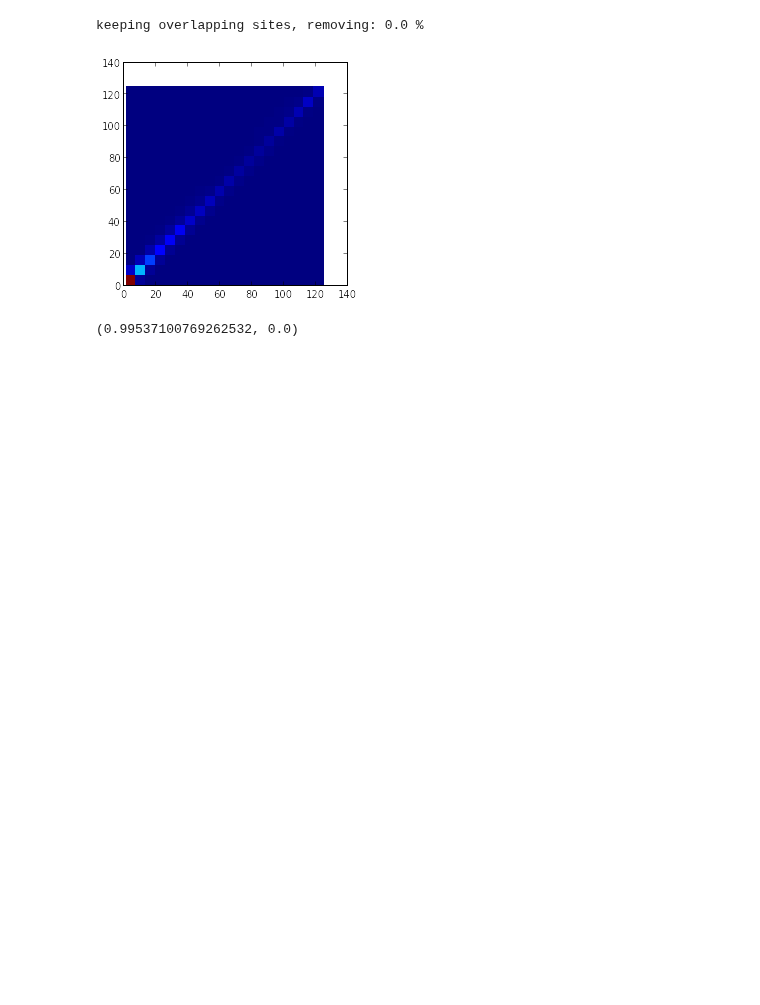
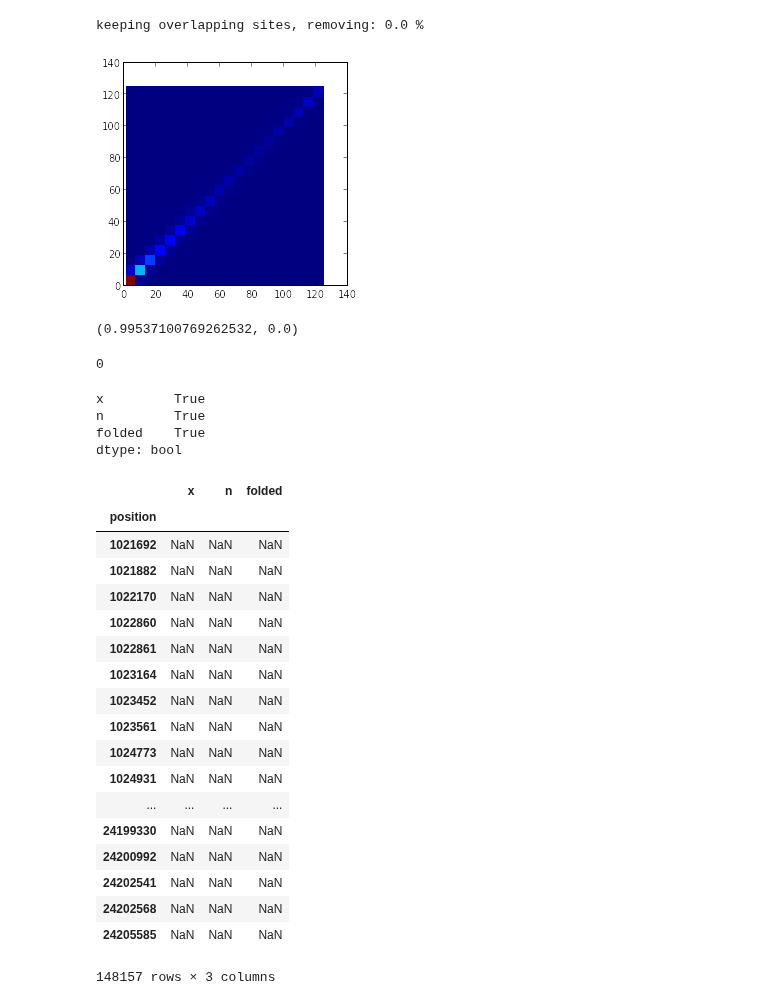
Before and after one commit to peterdfields/hs_vervet, a Jupyter notebook: notebooks/20140610_parse_angsd_files.ipynb, the cells around one changed output. Saved outputs shown, nothing was run; the diff lists cells and outputs as text; code cells hidden in the pictures; blank space fills up the shorter version.

```diff
--- a/notebooks/20140610_parse_angsd_files.ipynb
+++ b/notebooks/20140610_parse_angsd_files.ipynb
@@ -200,0 +204,44 @@ stats.pearsonr(compare_df["x_gen"].values,compare_df["x_angsd"].values)
+# %%
+chrom = "CAE29"
+pop = "sab"
+fn = eu("~/vervet_project/analyses/20140611_163_subpop_sweepfinder/_data/163_ref3500_{}_{}.SF".format(chrom,pop))
+sf_df = pd.read_csv(fn,index_col=0,sep="\t")
+sf_df0 = sf_df.copy()
+# %%
+sf_df.ix[sf_df["folded"]==1,"x"] = (sf_df.ix[sf_df["folded"]==1,"x"] <= sf_df.ix[sf_df["folded"]==1,"n"]/2)\
+                                                                            *sf_df.ix[sf_df["folded"]==1,"x"]+\
+                                    (sf_df.ix[sf_df["folded"]==1,"x"] > sf_df.ix[sf_df["folded"]==1,"n"]/2)\
+                                                        *(sf_df.ix[sf_df["folded"]==1,"n"]-sf_df.ix[sf_df["folded"]==1,"x"])
+# %%
+(sf_df.ix[sf_df["folded"]==1,"x"] > sf_df.ix[sf_df["folded"]==1,"n"]/2).sum()
+# %% [output]
+0
+# %%
+(sf_df == sf_df0).all()
+# %% [output]
+x         True
+n         True
+folded    True
+dtype: bool
+# %%
+sf_df[~(sf_df == sf_df0)]
+# %% [output]
+|  | x | n | folded |
+| position |  |  |  |
+| 1021692 | NaN | NaN | NaN |
+| 1021882 | NaN | NaN | NaN |
+| 1022170 | NaN | NaN | NaN |
+| 1022860 | NaN | NaN | NaN |
+| 1022861 | NaN | NaN | NaN |
+| 1023164 | NaN | NaN | NaN |
+| 1023452 | NaN | NaN | NaN |
+| 1023561 | NaN | NaN | NaN |
+| 1024773 | NaN | NaN | NaN |
+| 1024931 | NaN | NaN | NaN |
+| ... | ... | ... | ... |
+| 24199330 | NaN | NaN | NaN |
+| 24200992 | NaN | NaN | NaN |
+| 24202541 | NaN | NaN | NaN |
+| 24202568 | NaN | NaN | NaN |
+| 24205585 | NaN | NaN | NaN |
+148157 rows × 3 columns
```
Also changed, not shown: parts of 3 cells of this notebook, 4 other files.
